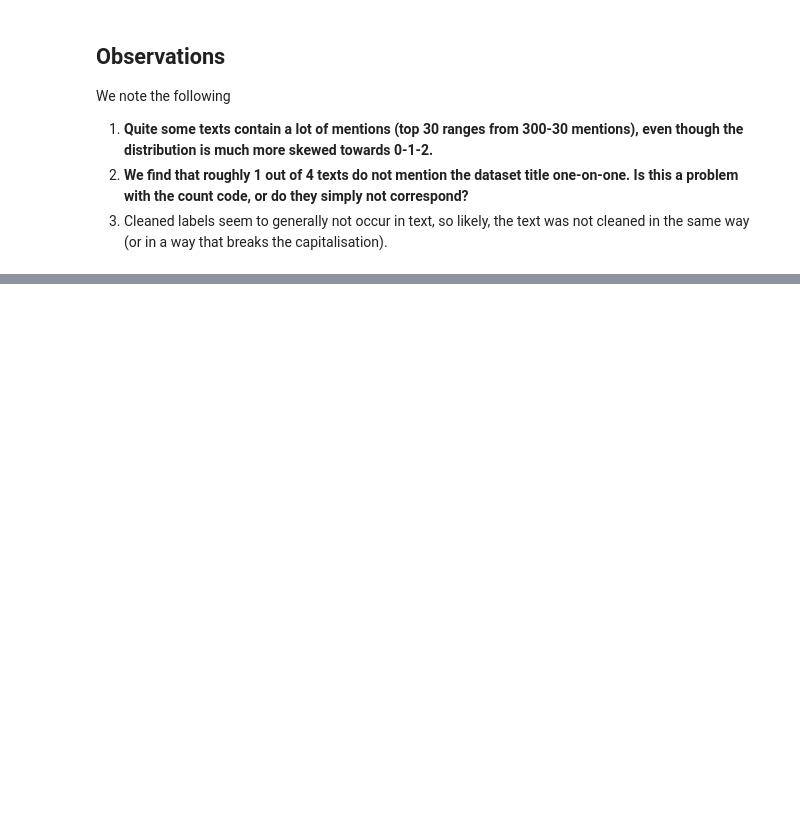
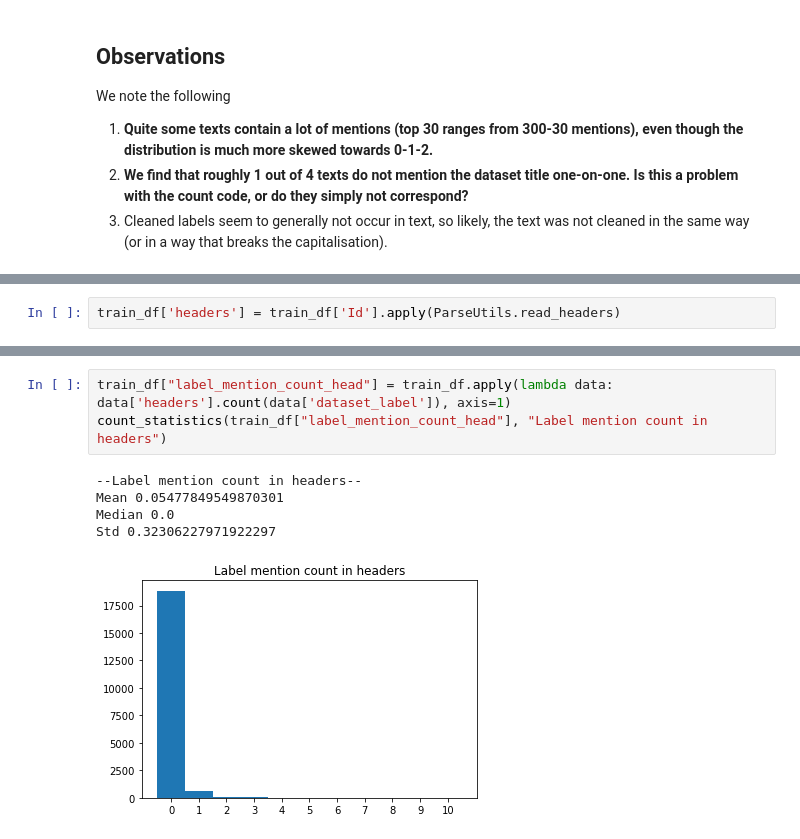
Before and after one commit to verrannt/show-us-the-data, a Jupyter notebook: src/notebooks/capitalisation_eda.ipynb, the cells around one changed output, grey strips where cells are left out. Saved outputs shown, nothing was run; the diff lists cells and outputs as text; blank space fills up the shorter version.

```diff
--- a/src/notebooks/capitalisation_eda.ipynb
+++ b/src/notebooks/capitalisation_eda.ipynb
@@ -226,0 +440,2 @@ We note the following
+# %%
+train_df['headers'] = train_df['Id'].apply(ParseUtils.read_headers)
@@ -226,0 +458,9 @@ We note the following
+# %%
+train_df["label_mention_count_head"] = train_df.apply(lambda data: data['headers'].count(data['dataset_label']), axis=1)
+count_statistics(train_df["label_mention_count_head"], "Label mention count in headers")
+# %% [output]
+--Label mention count in headers--
+Mean 0.05477849549870301
+Median 0.0
+Std 0.32306227971922297
+[figure, added]
```
Also changed, not shown: parts of 31 cells of this notebook, 2 other files.
